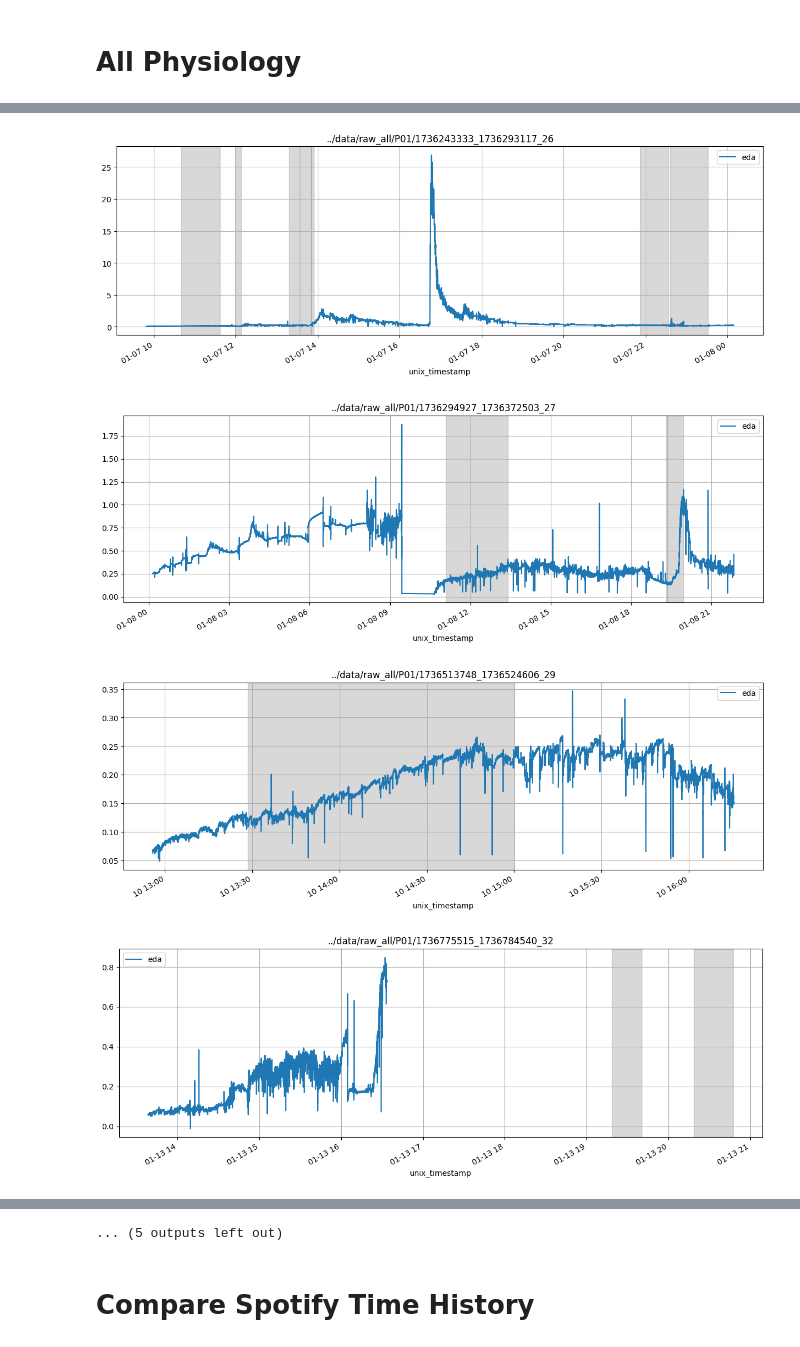
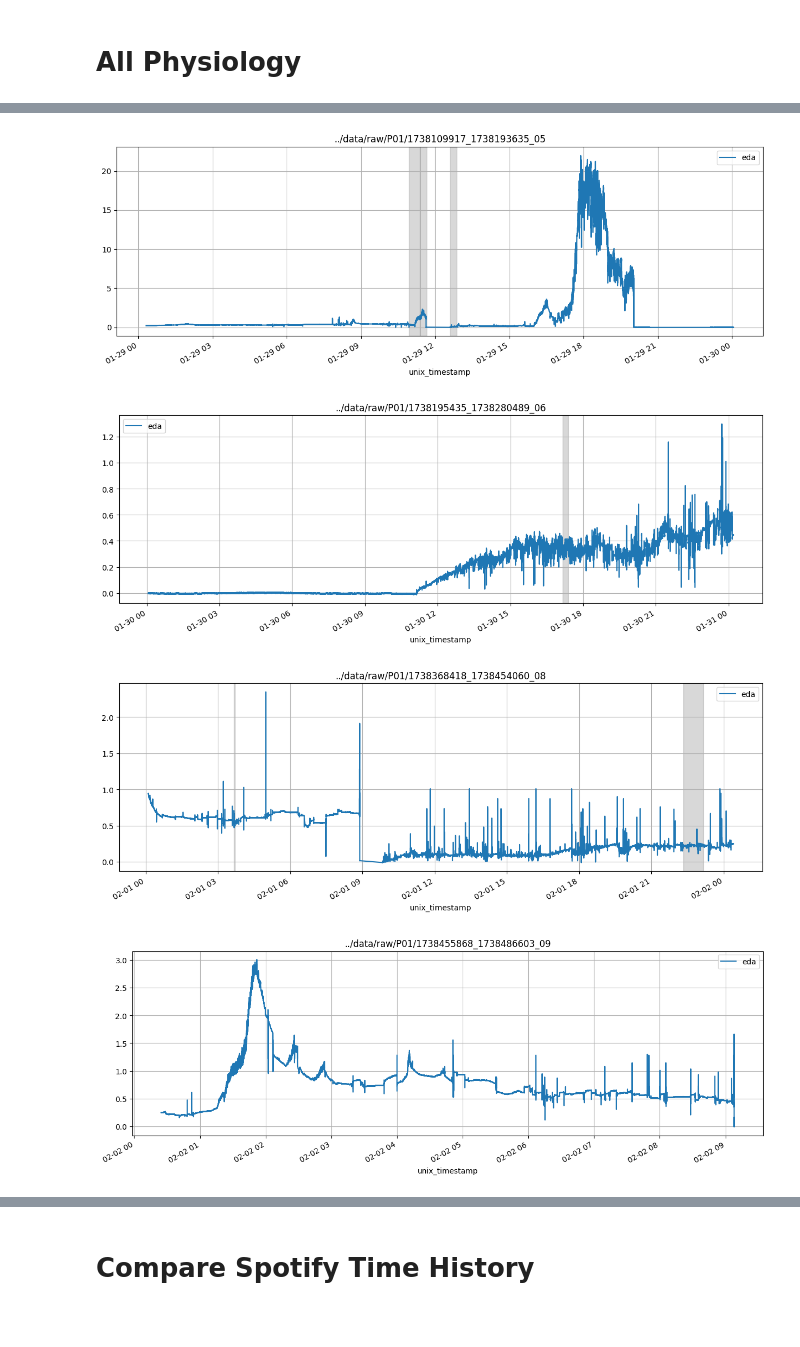
Before and after one commit to gtzben/beats-dataset, a Jupyter notebook: notebooks/plot_sessions.ipynb, the cells around one changed output, grey strips where cells are left out. Saved outputs shown, nothing was run; the diff lists cells and outputs as text; code cells hidden in the pictures; blank space fills up the shorter version.

```diff
--- a/notebooks/plot_sessions.ipynb
+++ b/notebooks/plot_sessions.ipynb
@@ -526,8 +526,8 @@ df_summary_eda_clean[["participant_id","session_id","majority_context"] + minute
 # %% [markdown]
 # All Physiology
 # %%
-participant_sessions = {os.path.join("../data/raw_all", dir): sorted(os.listdir(os.path.join('../data/raw_all', dir)))
-                        for dir in sorted(os.listdir("../data/raw_all")) if re.search(r"P\d+", dir)}
+participant_sessions = {os.path.join("../data/raw", dir): sorted(os.listdir(os.path.join('../data/raw', dir)))
+                        for dir in sorted(os.listdir("../data/raw")) if re.search(r"P\d+", dir)}
 
 for p_dir, p_sessions in participant_sessions.items():
     for daily_session in p_sessions:
@@ -559,4 +559,4 @@ for p_dir, p_sessions in participant_sessions.items():
-[figure, old version]
+[figure, new version]
-[figure, old version]
+[figure, new version]
-[figure, old version]
+[figure, new version]
-[figure, old version]
+[figure, new version]
@@ -566,4 +563,3 @@ for p_dir, p_sessions in participant_sessions.items():
-... (5 outputs left out)
 # %% [markdown]
 # Compare Spotify Time History
 # %%
```
Also changed, not shown: parts of 1 cell of this notebook, 5 other files.
